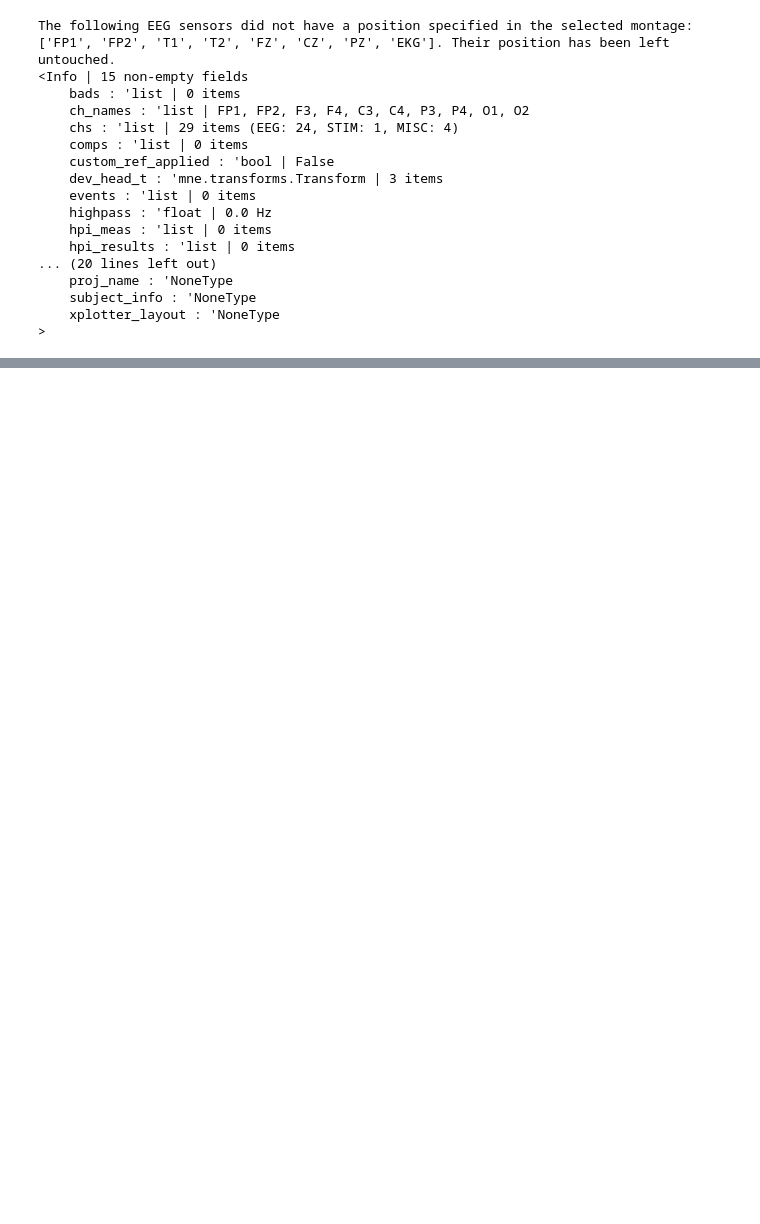
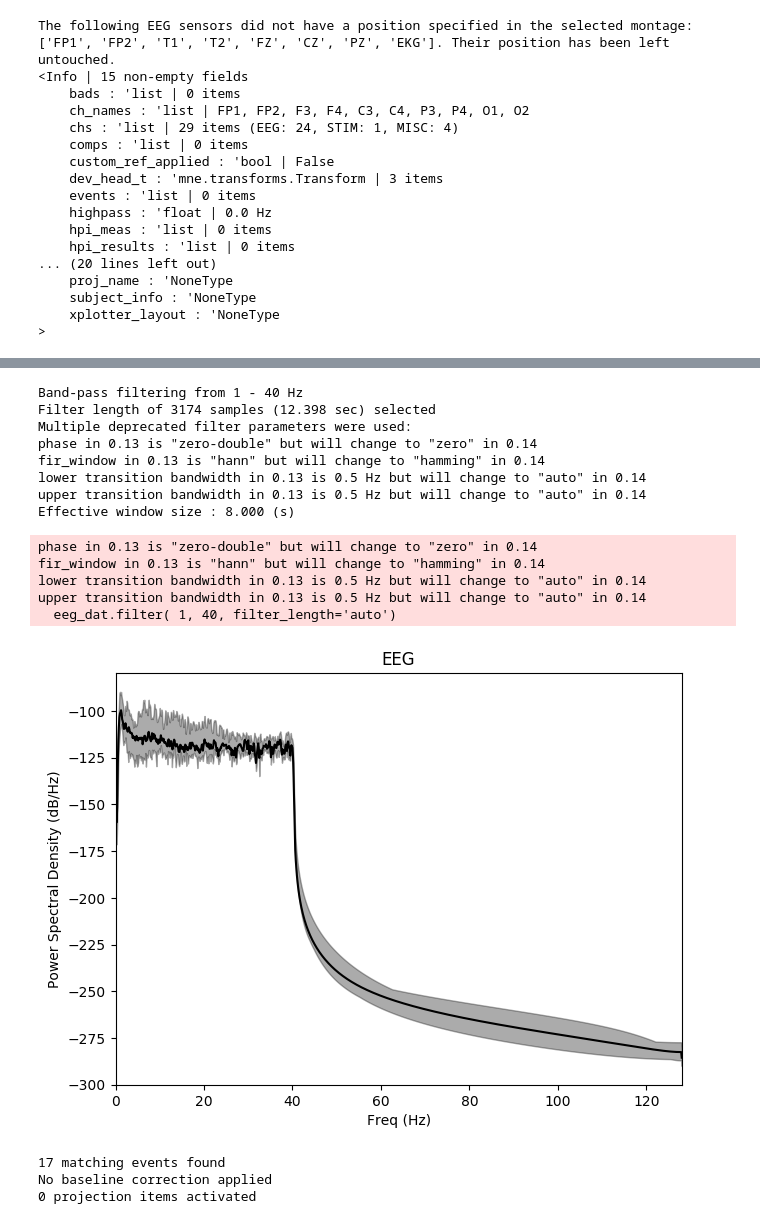
Before and after one commit to voytekresearch/EEGMapping, a Jupyter notebook: MNE-TUH.ipynb, the cells around one changed output, grey strips where cells are left out. Drawn from its saved outputs; the diff is of its cells as text; code cells hidden in the pictures; blank space fills up the shorter version.

Commit message:
Use of high pass and low pass filtering

```diff
--- a/MNE-TUH.ipynb
+++ b/MNE-TUH.ipynb
@@ -237,0 +191,41 @@ print(epochs)
+# %%
+eeg_dat.load_data()
+
+# Low pass filtering below 1 Hz
+# High pass filtering above 40 Hz
+eeg_dat.filter( 1, 40, filter_length='auto')
+eeg_dat.plot_psd(area_mode='range', tmax=34.0)
+# %% [output]
+Band-pass filtering from 1 - 40 Hz
+Filter length of 3174 samples (12.398 sec) selected
+Multiple deprecated filter parameters were used:
+phase in 0.13 is "zero-double" but will change to "zero" in 0.14
+fir_window in 0.13 is "hann" but will change to "hamming" in 0.14
+lower transition bandwidth in 0.13 is 0.5 Hz but will change to "auto" in 0.14
+upper transition bandwidth in 0.13 is 0.5 Hz but will change to "auto" in 0.14
+Effective window size : 8.000 (s)
+phase in 0.13 is "zero-double" but will change to "zero" in 0.14
+fir_window in 0.13 is "hann" but will change to "hamming" in 0.14
+lower transition bandwidth in 0.13 is 0.5 Hz but will change to "auto" in 0.14
+upper transition bandwidth in 0.13 is 0.5 Hz but will change to "auto" in 0.14
+  eeg_dat.filter( 1, 40, filter_length='auto')
+[figure, added]
+# %%
+# Creates events at a 2 second as current data doesn't have any avaialble
+events = mne.make_fixed_length_events(eeg_dat, 0, start = 0, stop = 34 , duration = 2.0, first_samp = True)
+
+event_id = 0
+reject = dict(eeg=40e-1)
+tmin = 0 # start of each epoch
+tmax = 2 # end of each epoch (2000ms after the trigger)
+baseline = None  # means from the first instant to t = 0
+
+picks_eeg = mne.pick_types(eeg_dat.info, meg=False, eeg=True, eog=True,
+                           stim=False, exclude='bads')
+epochs = mne.Epochs(eeg_dat, events, event_id, tmin, tmax, proj=True,
+                    picks=picks_eeg, baseline=baseline, reject=reject,
+                    reject_by_annotation=True, add_eeg_ref=False)
+# %% [output]
+17 matching events found
+No baseline correction applied
+0 projection items activated
```
Also changed, not shown: parts of 18 cells of this notebook.
